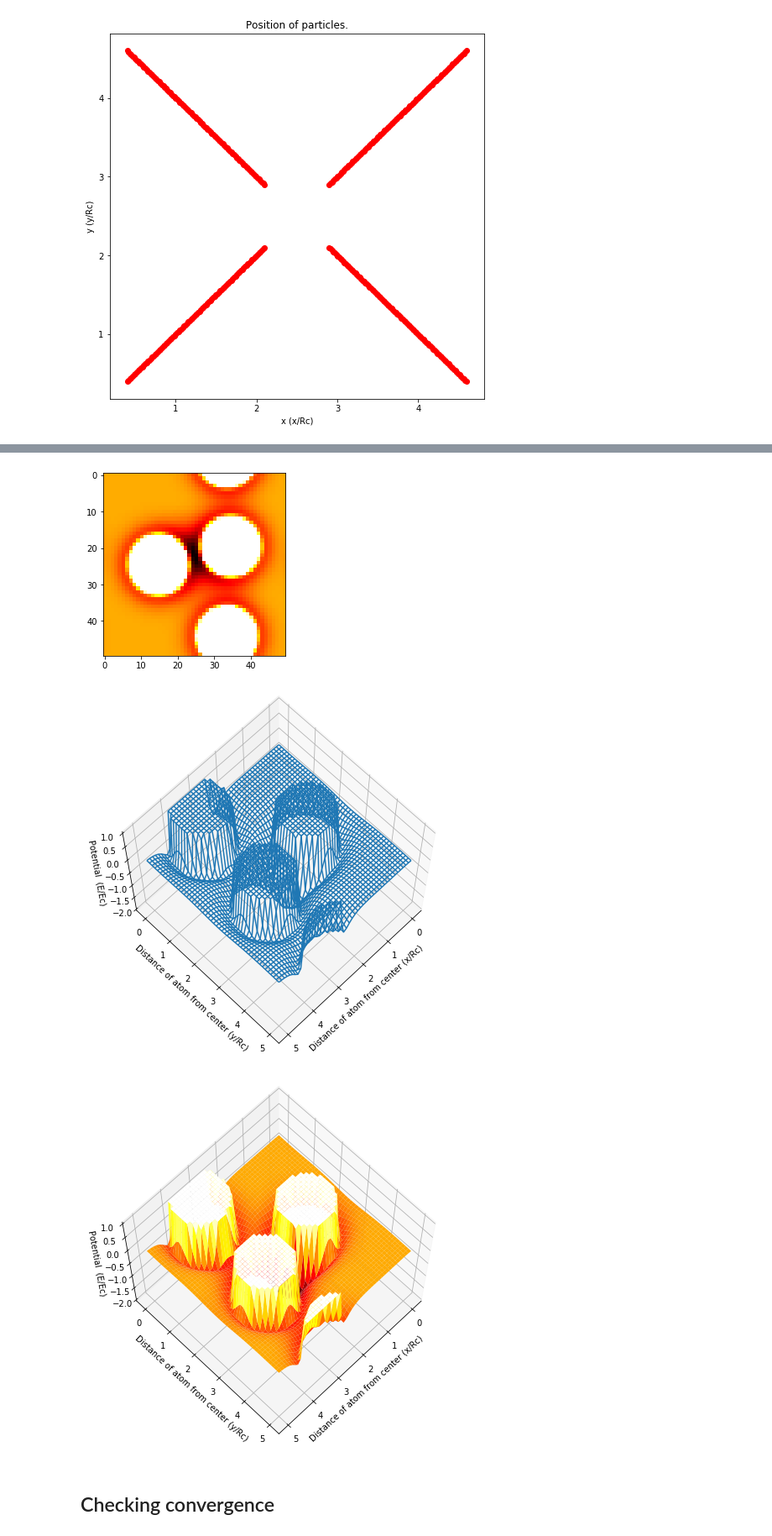
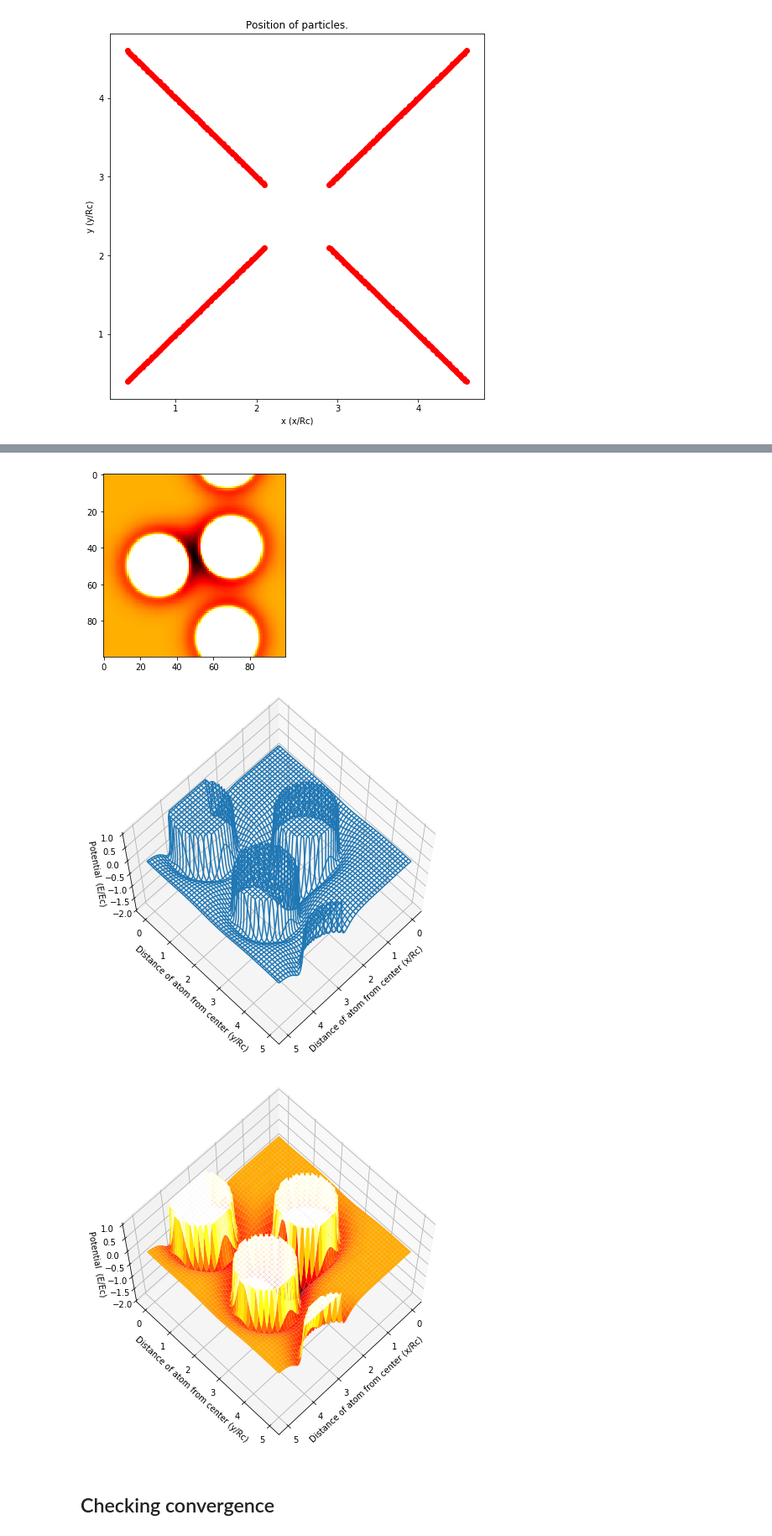
Before and after one commit to TimHeiszwolf/Quantum_energy_ML, a Jupyter notebook: TestingPotentialEnergyModifiedLennardJones.ipynb, the cells around one changed output, grey strips where cells are left out. Shown at 84% size. Saved outputs shown, nothing was run; the diff lists cells and outputs as text; code cells hidden in the pictures.

```diff
--- a/TestingPotentialEnergyModifiedLennardJones.ipynb
+++ b/TestingPotentialEnergyModifiedLennardJones.ipynb
@@ -227,8 +239,8 @@ print(max(results))
 [figure]
 # %%
 widthOfCell = 5
-xCoordinates = np.linspace(-0*widthOfCell, 1*widthOfCell, 50, endpoint=True)
-yCoordinates = np.linspace(-0*widthOfCell, 1*widthOfCell, 50, endpoint=True)
+xCoordinates = np.linspace(-0*widthOfCell, 1*widthOfCell, 100, endpoint=True)
+yCoordinates = np.linspace(-0*widthOfCell, 1*widthOfCell, 100, endpoint=True)
 
 
 plotLattice(generateSpace([np.array([0.3*widthOfCell, 0.5*widthOfCell]), np.array([0.68*widthOfCell, 0.9*widthOfCell]), np.array([0.7*widthOfCell, 0.4*widthOfCell])],2, 5, False), 5)
@@ -287,7 +299,7 @@ ax.view_init(67.5, 45)
 1
-[figure, old version]
+[figure, new version]
-[figure, old version]
+[figure, new version]
-[figure, old version]
+[figure, new version]
 # %% [markdown]
 ## Checking convergence
 # %%
```
Also changed, not shown: parts of 12 cells of this notebook, 6 other files.
